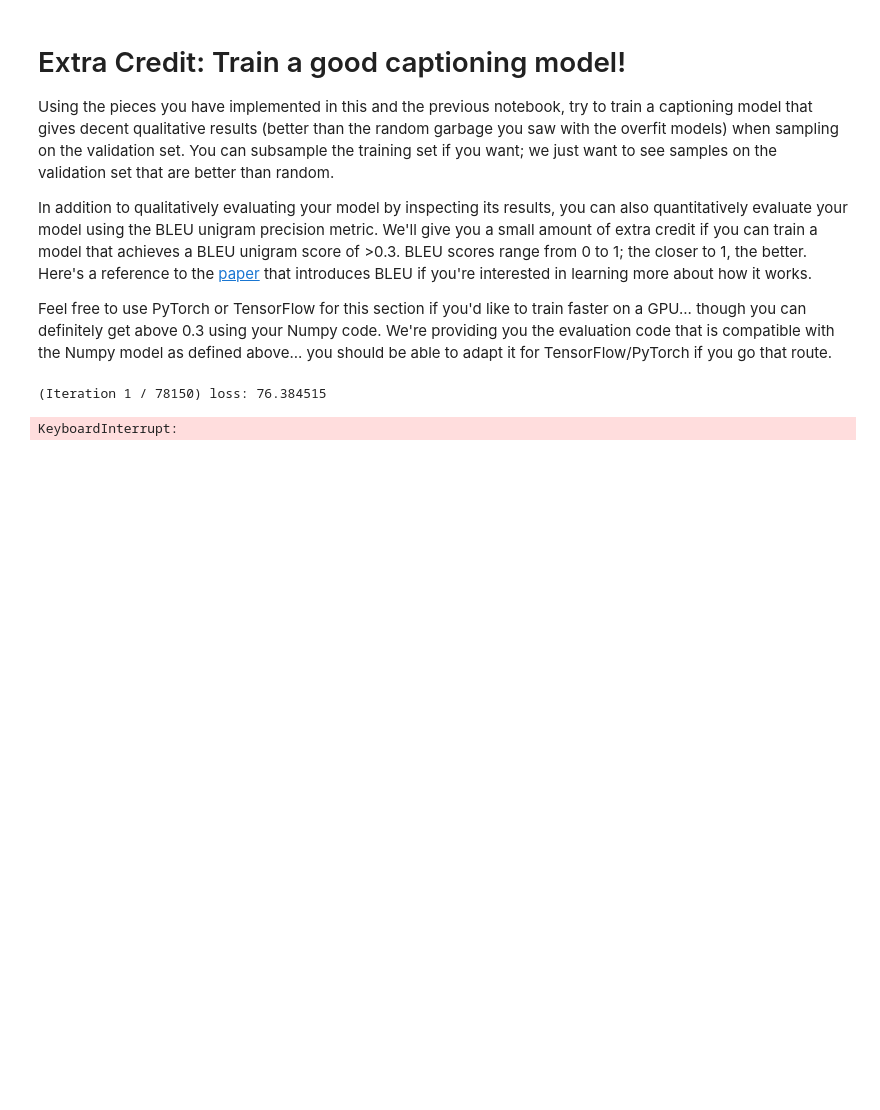
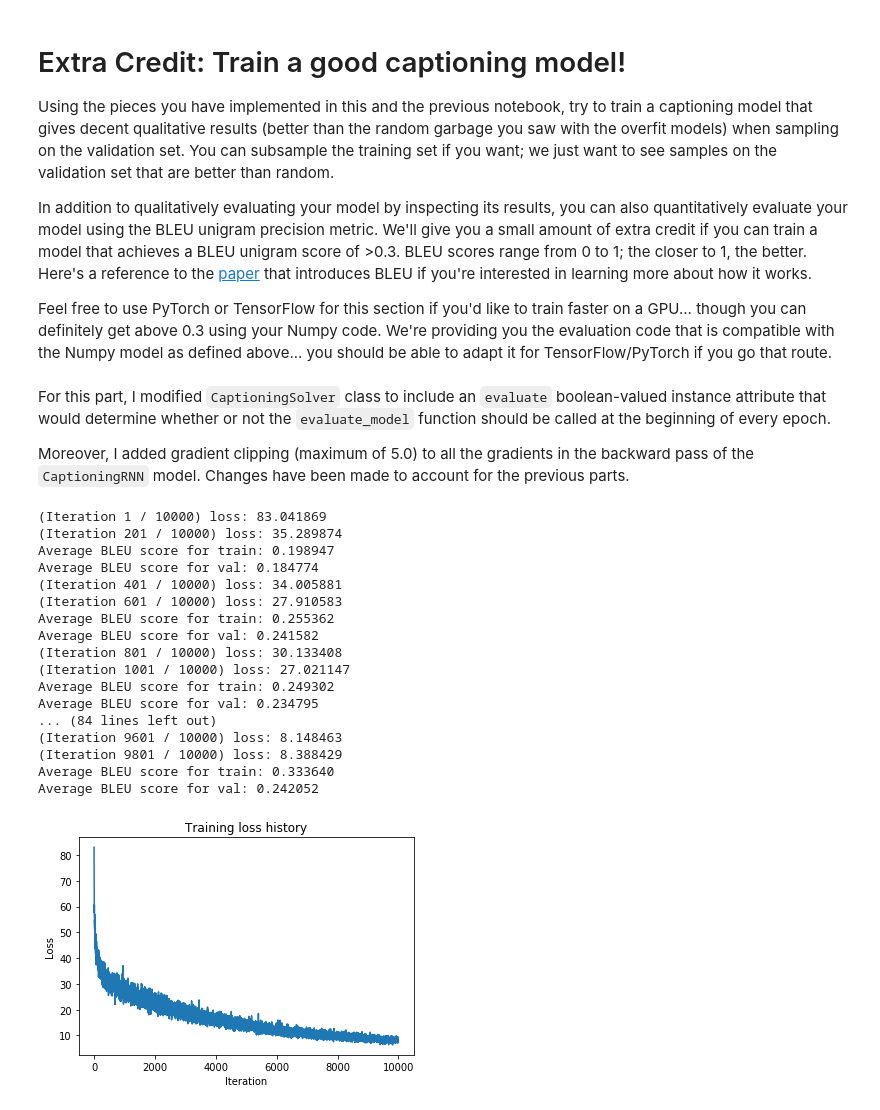
Before and after one commit to nadernamini/cs182-assignment2, a Jupyter notebook: LSTM_Captioning.ipynb, the cells around one changed output. Saved outputs shown, nothing was run; the diff lists cells and outputs as text; code cells hidden in the pictures; blank space fills up the shorter version.

```diff
--- a/LSTM_Captioning.ipynb
+++ b/LSTM_Captioning.ipynb
@@ -395,36 +395,58 @@ def evaluate_model(model):
 
     for split in BLEUscores:
         print('Average BLEU score for %s: %f' % (split, BLEUscores[split]))
+# %% [markdown]
+For this part, I modified `CaptioningSolver` class to include an `evaluate` boolean-valued instance attribute that would determine whether or not the `evaluate_model` function should be called at the beginning of every epoch.
+
+Moreover, I added gradient clipping (maximum of 5.0) to all the gradients in the backward pass of the `CaptioningRNN` model. Changes have been made to account for the previous parts.
 # %%
-data = load_coco_data()
+data = load_coco_data(max_train=10000)
 
 captioning_model = CaptioningRNN(cell_type='lstm',
                                  word_to_idx=data['word_to_idx'],
                                  input_dim=data['train_features'].shape[1],
-                                 hidden_dim=1024,
+                                 hidden_dim=256,
                                  wordvec_dim=256,
                                  dtype=np.float32,
                                 )
 
 captioning_solver = CaptioningSolver(captioning_model, data,
                                      update_rule='adam',
-                                     num_epochs=50,
-                                     batch_size=256,
+                                     num_epochs=25,
+                                     batch_size=25,
                                      optim_config={
-                                        'learning_rate': 1e-3,
+                                        'learning_rate': 5e-3,
                                      },
-                                     lr_decay=0.8,
-                                     verbose=True, print_every=200,
+                                     lr_decay=0.9,
+                                     verbose=True,
+                                     evaluate=True,
+                                     print_every=200,
                                     )
 
 captioning_solver.train()
 
 # Plot the training losses
 plt.plot(captioning_solver.loss_history)
 plt.xlabel('Iteration')
 plt.ylabel('Loss')
 plt.title('Training loss history')
 plt.show()
 # %% [output]
-(Iteration 1 / 78150) loss: 76.384515
+(Iteration 1 / 10000) loss: 83.041869
+(Iteration 201 / 10000) loss: 35.289874
+Average BLEU score for train: 0.198947
+Average BLEU score for val: 0.184774
+(Iteration 401 / 10000) loss: 34.005881
+(Iteration 601 / 10000) loss: 27.910583
+Average BLEU score for train: 0.255362
+Average BLEU score for val: 0.241582
+(Iteration 801 / 10000) loss: 30.133408
+(Iteration 1001 / 10000) loss: 27.021147
+Average BLEU score for train: 0.249302
+Average BLEU score for val: 0.234795
+... (84 lines left out)
+(Iteration 9601 / 10000) loss: 8.148463
+(Iteration 9801 / 10000) loss: 8.388429
+Average BLEU score for train: 0.333640
+Average BLEU score for val: 0.242052
-KeyboardInterrupt:
+[figure, added]
```
Also changed, not shown: parts of 5 cells of this notebook, 1 other file.
